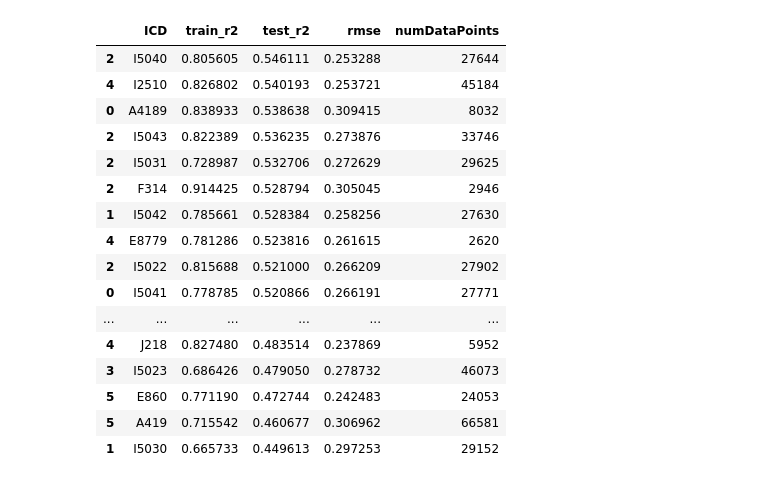
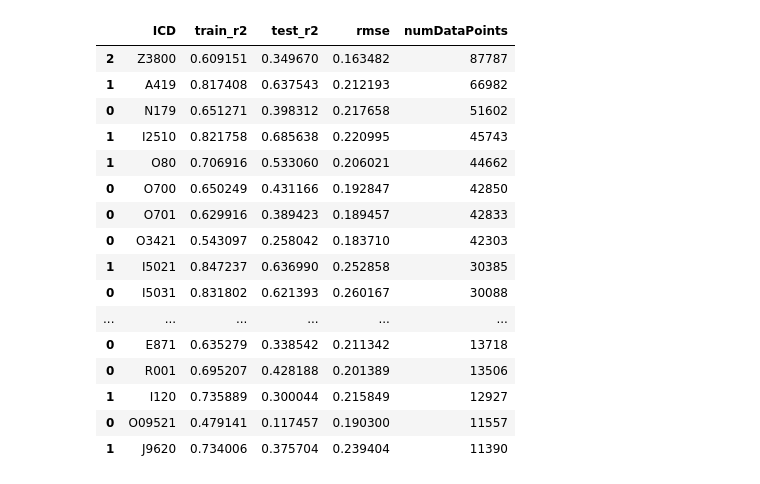
Before and after one commit to mi3nts/environmentalSocialHealth, a Jupyter notebook: notebooks/interpretResults.ipynb, the cells around one changed output. Saved outputs shown, nothing was run; the diff lists cells and outputs as text; code cells hidden in the pictures.

Commit message:
removed bugs on icd code counting, now comparing pandas and polars results

```diff
--- a/notebooks/interpretResults.ipynb
+++ b/notebooks/interpretResults.ipynb
@@ -23,22 +45,22 @@ def results(file_list):
 # %%
-t3_dense = getFileList('../pandas/Results_nthresh_3')
+t3_dense = getFileList('../pandas/Results_nthresh_3_polars_10000/')
 t3_dense_df = results(t3_dense)
-t3_dense_df.head(20)
+t3_dense_df.sort_values(by=['numDataPoints','test_r2'], ascending=[False, False])
 # %% [output]
 |  | ICD | train_r2 | test_r2 | rmse | numDataPoints |
-| 2 | I5040 | 0.805605 | 0.546111 | 0.253288 | 27644 |
-| 4 | I2510 | 0.826802 | 0.540193 | 0.253721 | 45184 |
-| 0 | A4189 | 0.838933 | 0.538638 | 0.309415 | 8032 |
-| 2 | I5043 | 0.822389 | 0.536235 | 0.273876 | 33746 |
-| 2 | I5031 | 0.728987 | 0.532706 | 0.272629 | 29625 |
-| 2 | F314 | 0.914425 | 0.528794 | 0.305045 | 2946 |
-| 1 | I5042 | 0.785661 | 0.528384 | 0.258256 | 27630 |
-| 4 | E8779 | 0.781286 | 0.523816 | 0.261615 | 2620 |
-| 2 | I5022 | 0.815688 | 0.521000 | 0.266209 | 27902 |
-| 0 | I5041 | 0.778785 | 0.520866 | 0.266191 | 27771 |
+| 2 | Z3800 | 0.609151 | 0.349670 | 0.163482 | 87787 |
+| 1 | A419 | 0.817408 | 0.637543 | 0.212193 | 66982 |
+| 0 | N179 | 0.651271 | 0.398312 | 0.217658 | 51602 |
+| 1 | I2510 | 0.821758 | 0.685638 | 0.220995 | 45743 |
+| 1 | O80 | 0.706916 | 0.533060 | 0.206021 | 44662 |
+| 0 | O700 | 0.650249 | 0.431166 | 0.192847 | 42850 |
+| 0 | O701 | 0.629916 | 0.389423 | 0.189457 | 42833 |
+| 0 | O3421 | 0.543097 | 0.258042 | 0.183710 | 42303 |
+| 1 | I5021 | 0.847237 | 0.636990 | 0.252858 | 30385 |
+| 0 | I5031 | 0.831802 | 0.621393 | 0.260167 | 30088 |
 | ... | ... | ... | ... | ... | ... |
-| 4 | J218 | 0.827480 | 0.483514 | 0.237869 | 5952 |
-| 3 | I5023 | 0.686426 | 0.479050 | 0.278732 | 46073 |
-| 5 | E860 | 0.771190 | 0.472744 | 0.242483 | 24053 |
-| 5 | A419 | 0.715542 | 0.460677 | 0.306962 | 66581 |
-| 1 | I5030 | 0.665733 | 0.449613 | 0.297253 | 29152 |
+| 0 | E871 | 0.635279 | 0.338542 | 0.211342 | 13718 |
+| 0 | R001 | 0.695207 | 0.428188 | 0.201389 | 13506 |
+| 1 | I120 | 0.735889 | 0.300044 | 0.215849 | 12927 |
+| 0 | O09521 | 0.479141 | 0.117457 | 0.190300 | 11557 |
+| 1 | J9620 | 0.734006 | 0.375704 | 0.239404 | 11390 |
```
Also changed, not shown: parts of 3 cells of this notebook, 3 other files.
